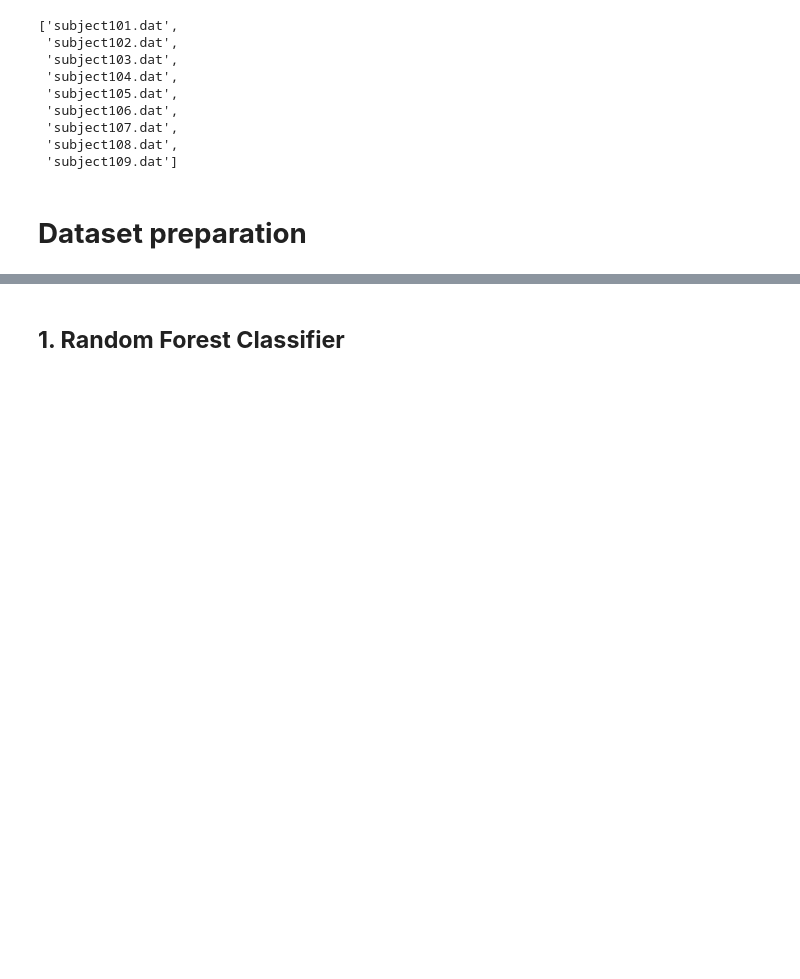
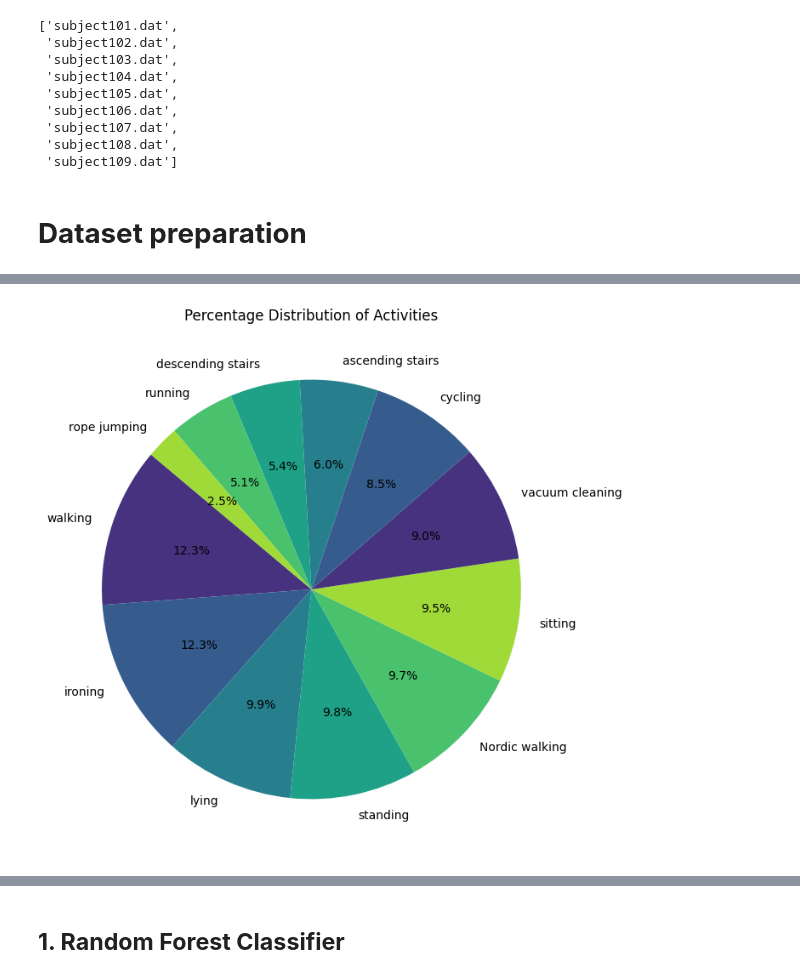
Before and after one commit to Balajinanda/Datascience-Project, a Jupyter notebook: Data_Science_Project.ipynb, the cells around one changed output, grey strips where cells are left out. Drawn from its saved outputs; the diff is of its cells as text; code cells hidden in the pictures; blank space fills up the shorter version.

```diff
--- a/Data_Science_Project.ipynb
+++ b/Data_Science_Project.ipynb
@@ -442,0 +291,12 @@ Test shape: (35100, 52)
+# %%
+# Calculate class percentages
+class_counts = data['activity_name'].value_counts()
+class_percentages = (class_counts / class_counts.sum()) * 100
+
+# Plot as a pie chart
+plt.figure(figsize=(8, 8))
+plt.pie(class_percentages, labels=class_percentages.index, autopct='%1.1f%%', startangle=140, colors=sns.color_palette('viridis'))
+plt.title("Percentage Distribution of Activities")
+plt.show()
+# %% [output]
+[figure, added]
```
Also changed, not shown: parts of 76 cells of this notebook.
